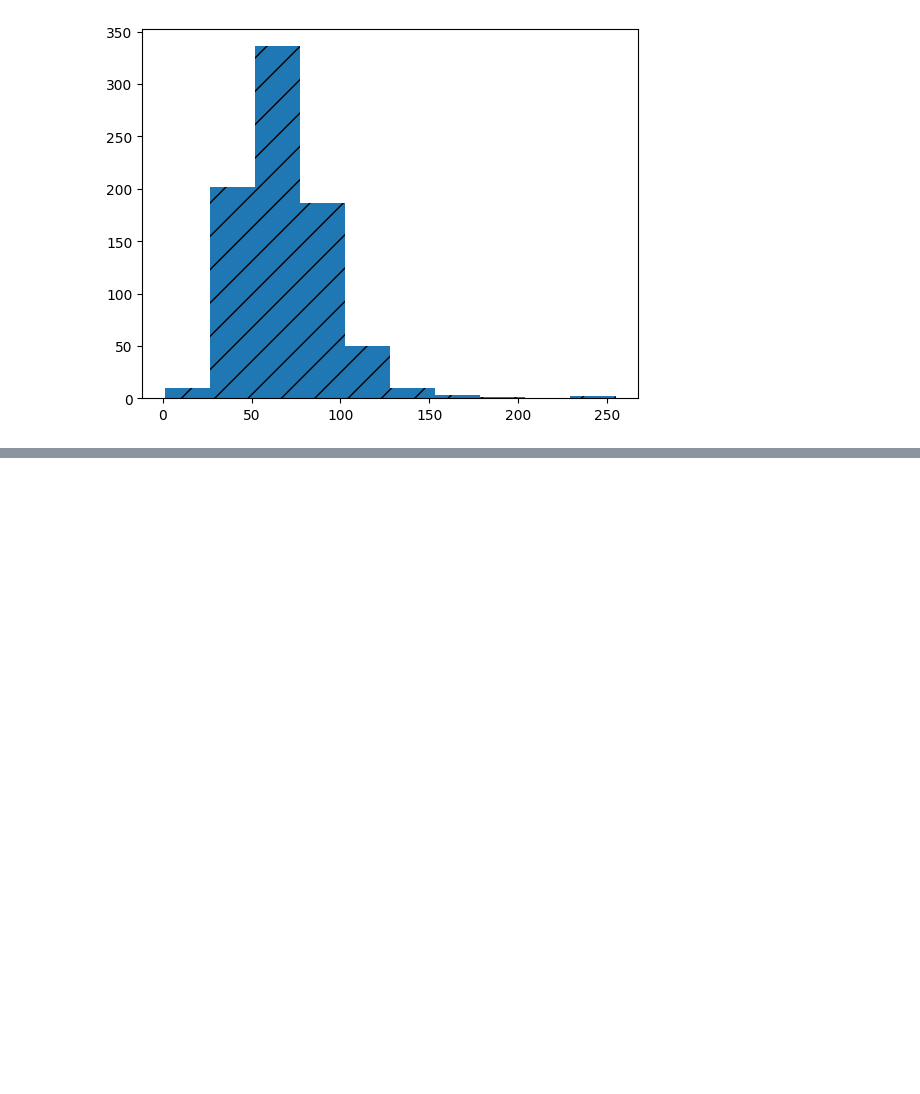
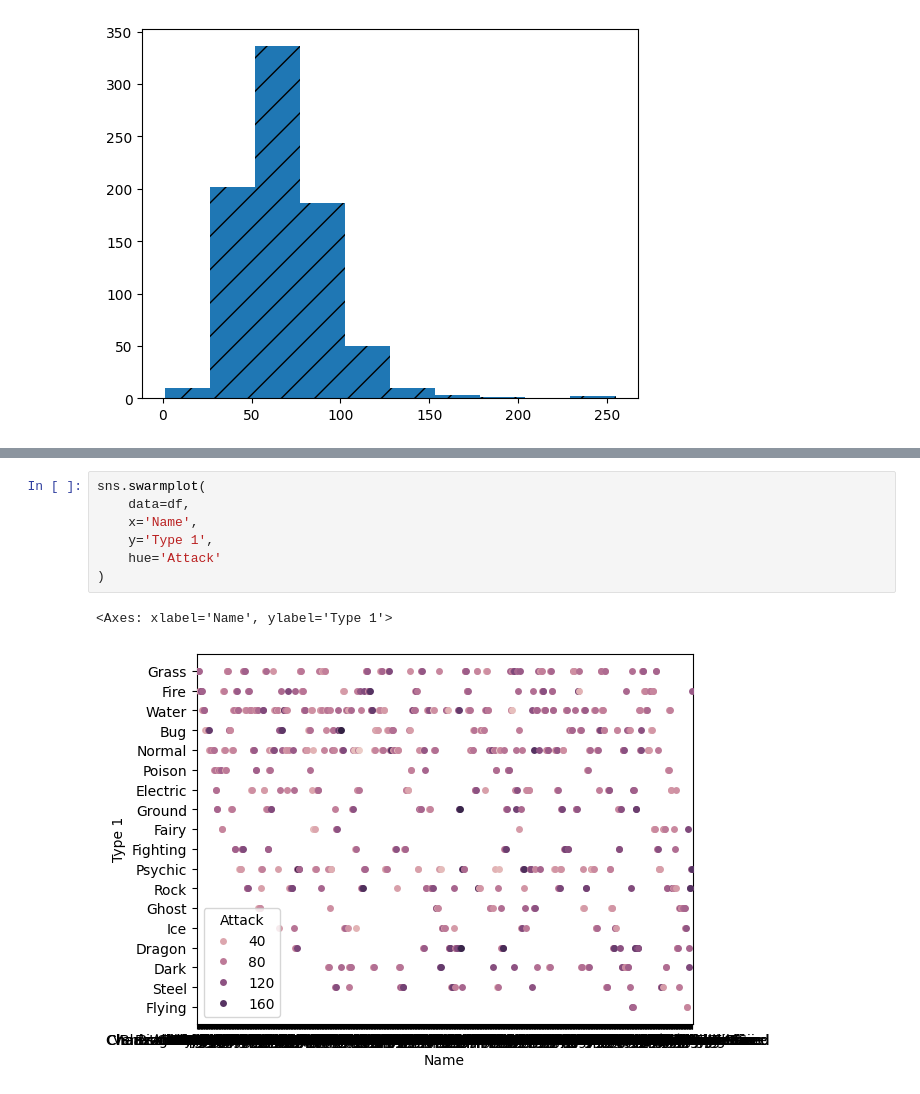
Before and after one commit to 123anshika456/DA-python, a Jupyter notebook: pokemon.ipynb, the cells around one changed output, grey strips where cells are left out. Saved outputs shown, nothing was run; the diff lists cells and outputs as text; blank space fills up the shorter version.

```diff
--- a/pokemon.ipynb
+++ b/pokemon.ipynb
@@ -25,0 +78,10 @@ plt.show()
+# %%
+sns.swarmplot(
+    data=df,
+    x='Name',
+    y='Type 1',
+    hue='Attack'
+)
+# %% [output]
+<Axes: xlabel='Name', ylabel='Type 1'>
+[figure, added]
```
Also changed, not shown: parts of 9 cells of this notebook, 2 other files.
